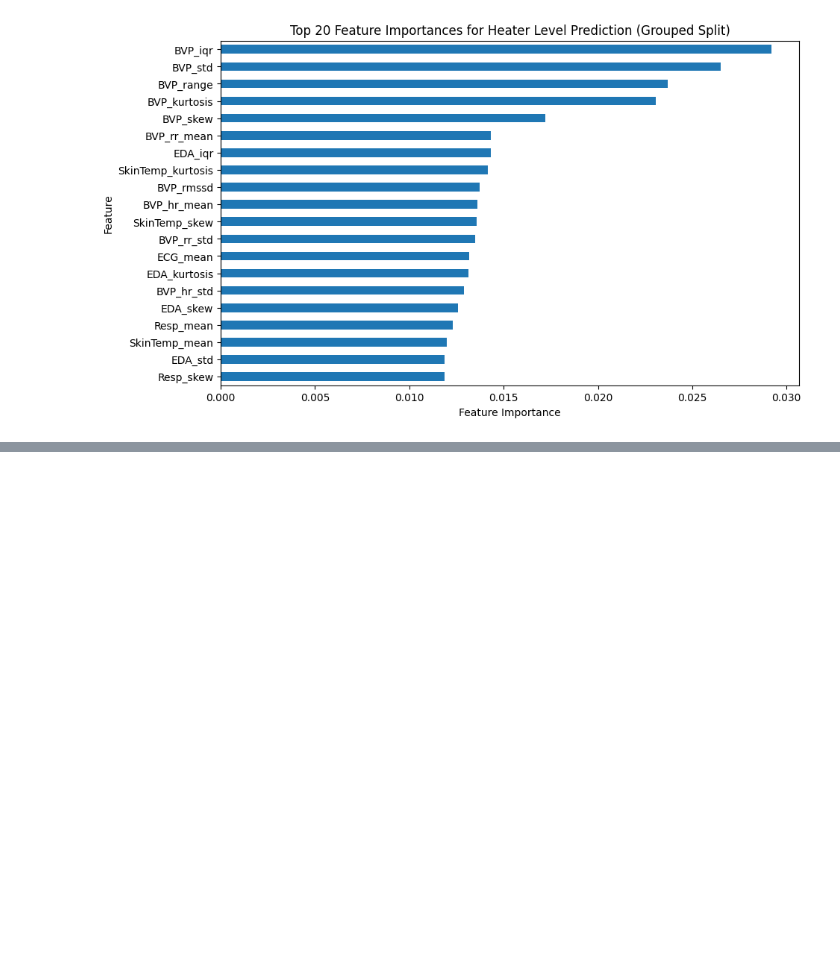
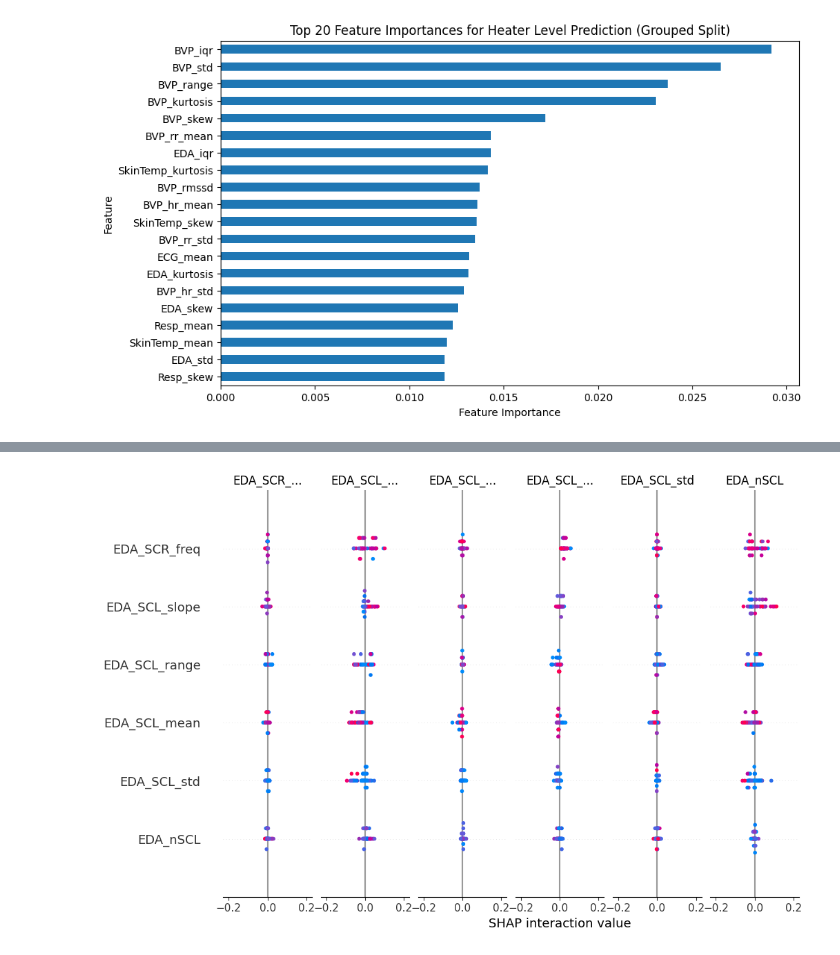
Before and after one commit to kundana12345/PainAI, a Jupyter notebook: Pain_Recognition_with_Experimental_Dataset_Explainability.ipynb, the cells around one changed output, grey strips where cells are left out. Saved outputs shown, nothing was run; the diff lists cells and outputs as text; code cells hidden in the pictures; blank space fills up the shorter version.

```diff
--- a/Pain_Recognition_with_Experimental_Dataset_Explainability.ipynb
+++ b/Pain_Recognition_with_Experimental_Dataset_Explainability.ipynb
@@ -992,0 +1152,23 @@ dtype: float64
+# %%
+from joblib import Parallel, delayed
+import pandas as pd
+
+def extract_features_sample(i, X, fs):
+    sample = X[i]
+
+    eda = sample[:, 1, 0]
+    bvp = sample[:, 3, 0]
+
+    feats = {}
+    feats.update({f"EDA_{k}": v for k, v in eda_features_fast(eda, fs).items()})
+    feats.update({f"BVP_{k}": v for k, v in bvp_features_fast(bvp, fs).items()})
+
+    return feats
+
+
+def extract_features_parallel(X, fs=100, n_jobs=-1):
+    feat_list = Parallel(n_jobs=n_jobs, verbose=5)(
+        delayed(extract_features_sample)(i, X, fs)
+        for i in range(len(X))
+    )
+    return pd.DataFrame(feat_list)
@@ -992,0 +1279,9 @@ dtype: float64
+# %%
+import shap
+
+explainer = shap.TreeExplainer(rf)
+shap_values = explainer.shap_values(X_test)
+
+shap.summary_plot(shap_values, X_test, feature_names=X_feat.columns)
+# %% [output]
+[figure, added]
```
Also changed, not shown: parts of 46 cells of this notebook.
